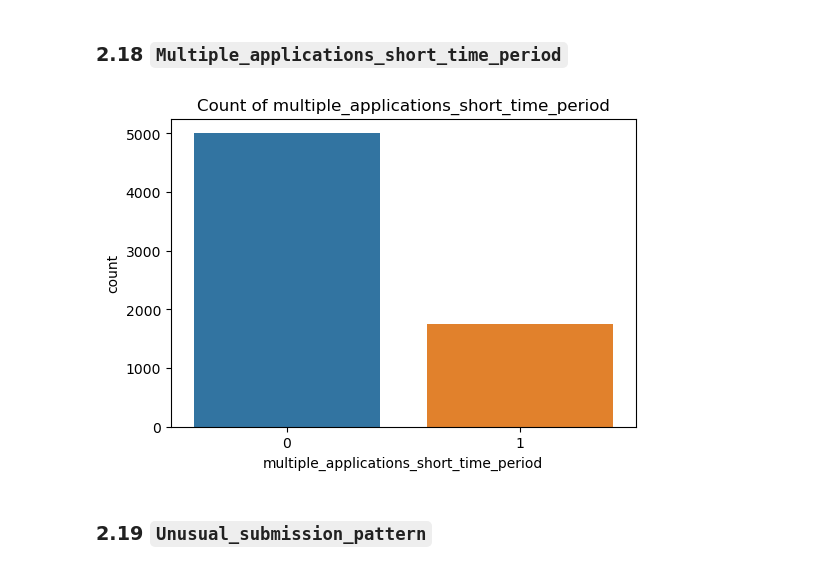
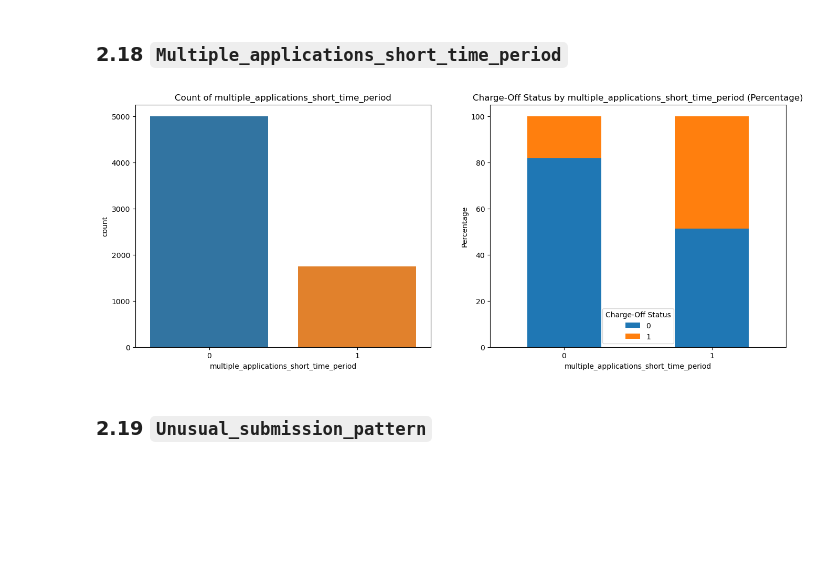
Before and after one commit to hchamikadilshan/CreditRisk360-ISC2024, a Jupyter notebook: notebooks/4 - eda.ipynb, the cells around one changed output. Cells and saved outputs as stored; diff of their text form; code cells hidden in the pictures; blank space fills up the shorter version.

```diff
--- a/notebooks/4 - eda.ipynb
+++ b/notebooks/4 - eda.ipynb
@@ -1143,12 +1155,24 @@ plt.show()
 # %% [markdown]
 ### 2.18 `Multiple_applications_short_time_period`
-# %%
-col= "multiple_applications_short_time_period"
-plt.figure(figsize=(6, 4))
-sns.countplot(x=col, data=data)
-plt.title(f"Count of {col}")
-plt.show()
-# %% [output]
-[figure, removed]
+# %%
+col= "multiple_applications_short_time_period"
+
+fig, axes = plt.subplots(1, 2, figsize=(16, 6))
+
+sns.countplot(x=col, data=data,ax=axes[0])
+axes[0].set_title(f"Count of {col}")
+
+pivot_table = data.groupby(["multiple_applications_short_time_period", "charge_off_status"]).size().unstack()
+pivot_table_percentage = pivot_table.div(pivot_table.sum(axis=1), axis=0) * 100
+pivot_table_percentage.plot(kind="bar", stacked=True, ax=axes[1] )
+axes[1].set_title("Charge-Off Status by multiple_applications_short_time_period (Percentage)")
+axes[1].set_xlabel("multiple_applications_short_time_period")
+axes[1].set_ylabel("Percentage")
+axes[1].legend(title="Charge-Off Status")
+axes[1].tick_params(axis='x', rotation=0)
+
+plt.show()
+# %% [output]
+[figure, added]
 # %% [markdown]
 ### 2.19 `Unusual_submission_pattern`
```
Also changed, not shown: parts of 97 cells of this notebook.
